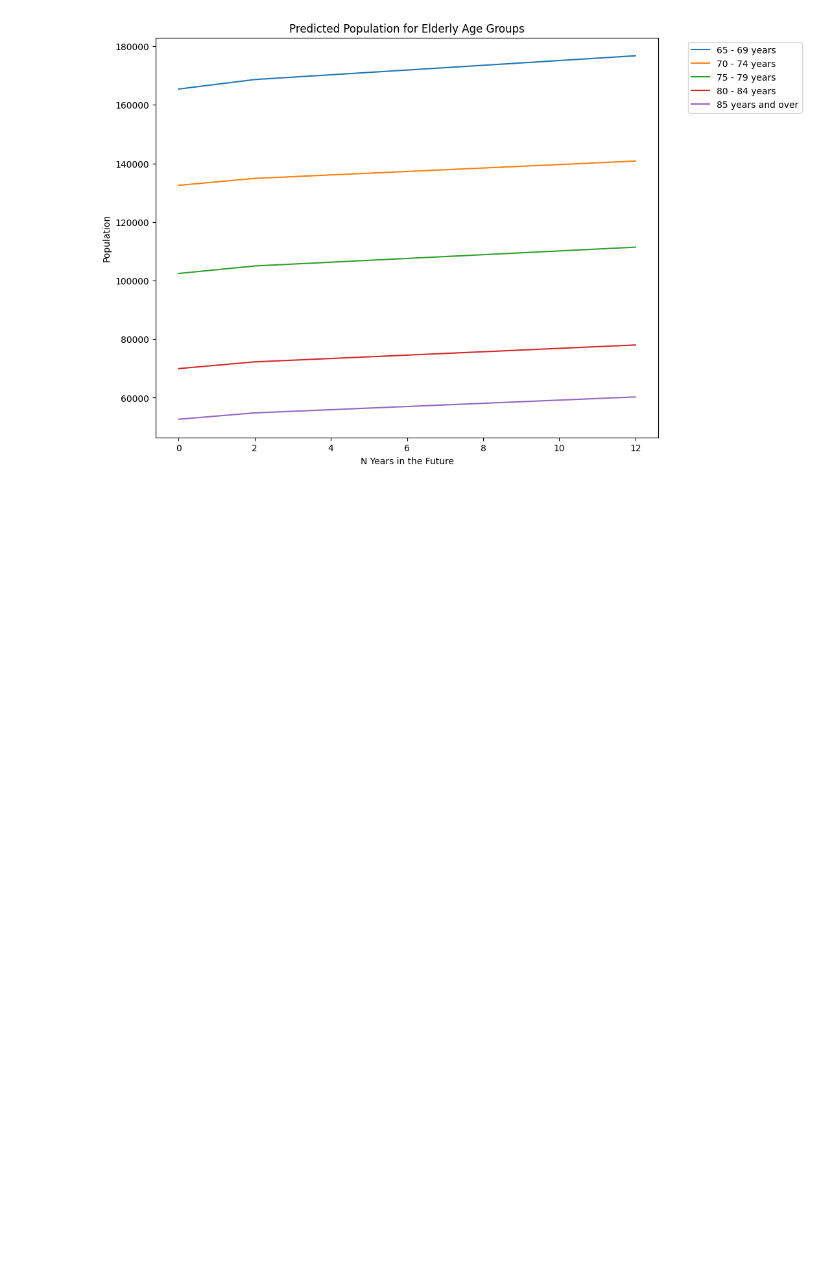
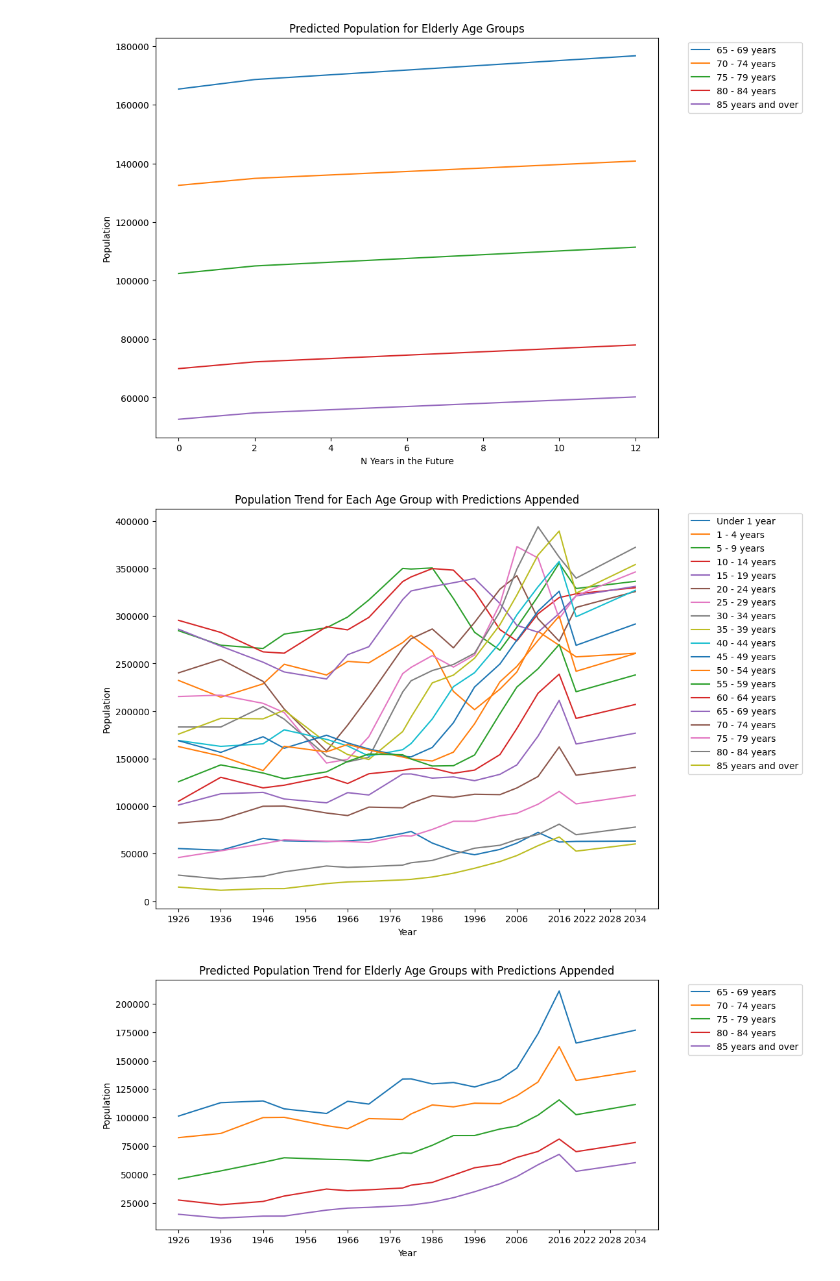
Before and after one commit to oOoOoOo0o/LM051-FYP, a Jupyter notebook: linear-regression/linear-regression.ipynb, the cells around one changed output. Cells and saved outputs as stored; diff of their text form; code cells hidden in the pictures; blank space fills up the shorter version.

Commit message:
Added comparison between actual and predicted values for 2022

```diff
--- a/linear-regression/linear-regression.ipynb
+++ b/linear-regression/linear-regression.ipynb
@@ -7,7 +7,7 @@ from sklearn.linear_model import LinearRegression
 # %%
 # Read data from CSV and remove unnecessary columns
 cna15 = pd.read_csv('CNA15-PopPerYearByAgeGroup.csv')
-cna15.drop(columns=['Sex', 'Statistic', 'UNIT'])
+cna15.drop(columns=['Sex', 'Statistic', 'UNIT'], inplace=True)
 cna15.head()
 
 # We will need separate models for each age group
@@ -122,36 +122,39 @@ plt.show()
 [figure]
 [figure]
 # %%
-# # Appending predictions to the original data
-# predictions_df = pd.DataFrame(predictions, index=years_to_predict['Year'])
-# predictions_df.reset_index(inplace=True)
-# cna15_with_preds = pd.concat([cna15, predictions_df], ignore_index=True)
-#
-# # Visualising data with predictions appended
-# x_ticks += [2022, 2028, 2034]
-#
-# # Every age group
-# plt.figure(figsize=(10, 8))
-#
-# for ag in age_groups:
-#     plt.plot(cna15_with_preds['Year'], cna15_with_preds[ag], label=ag)
-#
-# plt.xticks(x_ticks)
-# plt.xlabel('Year')
-# plt.ylabel('Population')
-# plt.title('Predicted Population Trend for Each Age Group')
-# plt.legend(bbox_to_anchor=(1.05, 1), loc='upper left')
-# plt.show()
-#
-# # Elderly age groups
-# plt.figure(figsize=(10, 5))
-#
-# for ag in age_groups[-5:]:
-#     plt.plot(cna15_with_preds['Year'], cna15_with_preds[ag], label=ag)
-#
-# plt.xticks(x_ticks)
-# plt.xlabel('Year')
-# plt.ylabel('Population')
-# plt.title('Predicted Population Trend for Elderly Age Groups')
-# plt.legend(bbox_to_anchor=(1.05, 1), loc='upper left')
-# plt.show()
+# Appending predictions to the original data
+predictions_df = pd.DataFrame(predictions, index=years_to_predict['Year'])
+predictions_df.reset_index(inplace=True)
+cna15_with_preds = pd.concat([cna15, predictions_df], ignore_index=True)
+
+# Visualising data with predictions appended
+x_ticks += [2022, 2028, 2034]
+
+# Every age group
+plt.figure(figsize=(10, 8))
+
+for ag in age_groups:
+    plt.plot(cna15_with_preds['Year'], cna15_with_preds[ag], label=ag)
+
+plt.xticks(x_ticks)
+plt.xlabel('Year')
+plt.ylabel('Population')
+plt.title('Population Trend for Each Age Group with Predictions Appended')
+plt.legend(bbox_to_anchor=(1.05, 1), loc='upper left')
+plt.show()
+
+# Elderly age groups
+plt.figure(figsize=(10, 5))
+
+for ag in age_groups[-5:]:
+    plt.plot(cna15_with_preds['Year'], cna15_with_preds[ag], label=ag)
+
+plt.xticks(x_ticks)
+plt.xlabel('Year')
+plt.ylabel('Population')
+plt.title('Predicted Population Trend for Elderly Age Groups with Predictions Appended')
+plt.legend(bbox_to_anchor=(1.05, 1), loc='upper left')
+plt.show()
+# %% [output]
+[figure, added]
+[figure, added]
```
Also changed, not shown: parts of 1 cell of this notebook.
